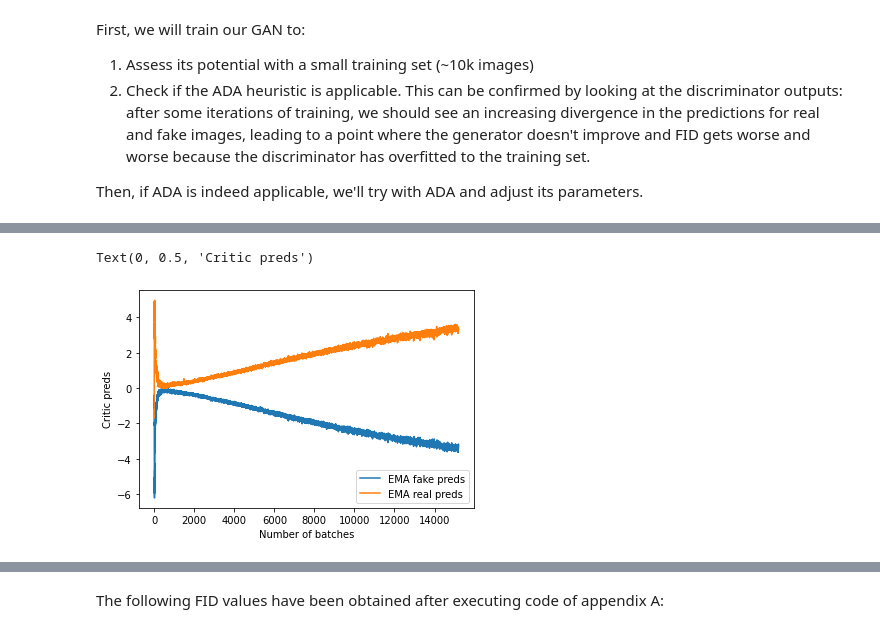
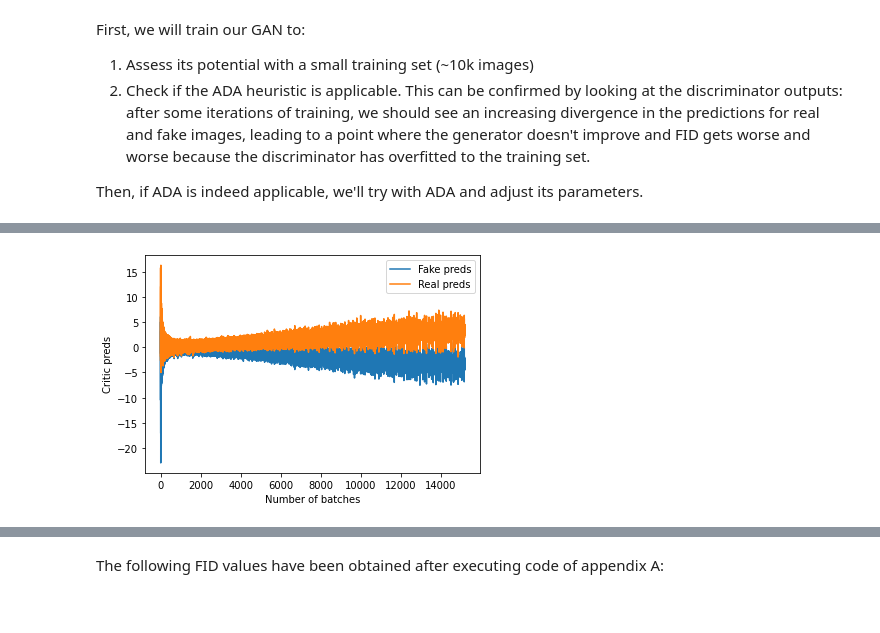
Before and after one commit to davidleonfdez/face2anime, a Jupyter notebook: notebooks/experiments/noise2anime-gan.ipynb, the cells around one changed output, grey strips where cells are left out. Cells and saved outputs as stored; diff of their text form; code cells hidden in the pictures.

Commit message:
Update experiment of GAN with limited data

```diff
--- a/notebooks/experiments/noise2anime-gan.ipynb
+++ b/notebooks/experiments/noise2anime-gan.ipynb
@@ -168,37 +196,4 @@ Then, if ADA is indeed applicable, we'll try with ADA and adjust its parameters.
 # %%
-class LossWrapper():
-    def __init__(self, orig_loss, loss_args_interceptors=None):
-        self.orig_loss = orig_loss
-        self.loss_args_interceptors = loss_args_interceptors or []
-
-    def __call__(self, *args, **kwargs):
-        for interceptor in self.loss_args_interceptors:
-            interceptor(*args, **kwargs)
-        return self.orig_loss(*args, **kwargs)
-
-
-class CritPredsTracker:
-    def __init__(self):
-        self.real_pred_batch_means = []
-        self.fake_pred_batch_means = []
-
-    def __call__(self, real_pred, fake_pred):
-        self.real_pred_batch_means.append(real_pred.mean().item())
-        self.fake_pred_batch_means.append(fake_pred.mean().item())
-
-    def load_from_df(self, df):
-        self.real_pred_batch_means = df['RealPredsBatchMean'].to_list()
-        self.fake_pred_batch_means = df['FakePredsBatchMean'].to_list()
-
-    def to_df(self):
-        return pd.DataFrame(dict(RealPredsBatchMean=c_preds_tracker.real_pred_batch_means,
-                                 FakePredsBatchMean=c_preds_tracker.fake_pred_batch_means))
-
-
-def save_preds(c_preds_tracker, filepath):
-    return c_preds_tracker.to_df().to_csv(filepath)
-
-
 class LossStore(Callback):
     def __init__(self):
         self.g_losses = []
@@ -243,9 +238,9 @@ def create_learner(for_inference=False, gp_w=1., c_loss_interceptors=None):
     add_ema_to_gan_learner(learn, dblock, main_path, decay=0.999)
     return learn
 # %%
-c_preds_tracker = CritPredsTracker()
+c_preds_tracker = CritPredsTracker(reduce_batch=True)
 learn = create_learner(c_loss_interceptors=[c_preds_tracker])
-learn.add_cb(SaveCheckpointsCallback(learn, 'noise2anime', initial_epoch=100,
+learn.add_cb(SaveCheckpointsCallback(learn, 'noise2anime', initial_epoch=1,
                                      save_cycle_len=save_cycle_len))
 learn.add_cb(LossStore())
 ema_g_learn = Learner(dls, learn.ema_model, loss_func=lambda *args: torch.tensor(0.))
@@ -278,13 +263,4 @@ Text(0, 0.5, 'Critic preds')
-# %%
-smooth_real_preds = list(c_preds_tracker.real_pred_batch_means)
-smooth_fake_preds = list(c_preds_tracker.fake_pred_batch_means)
-for i in range(1, len(smooth_real_preds)):
-    smooth_real_preds[i] = smooth_real_preds[i-1] * 0.9 + smooth_real_preds[i] * 0.1
-    smooth_fake_preds[i] = smooth_fake_preds[i-1] * 0.9 + smooth_fake_preds[i] * 0.1
-sns.lineplot(x=preds_xs, y=smooth_fake_preds, label='EMA fake preds')
-ax=sns.lineplot(x=preds_xs, y=smooth_real_preds, label='EMA real preds')
-ax.set_xlabel('Number of batches')
-ax.set_ylabel('Critic preds')
-# %% [output]
-Text(0, 0.5, 'Critic preds')
-[figure, removed]
+# %%
+plot_c_preds(c_preds_tracker)
+# %% [output]
+[figure, added]
```
Also changed, not shown: parts of 88 cells of this notebook.
